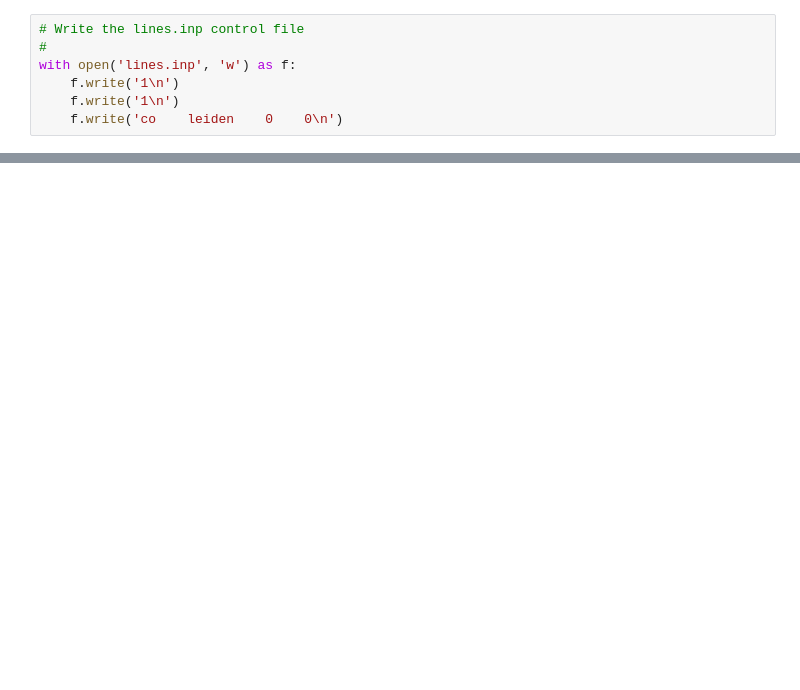
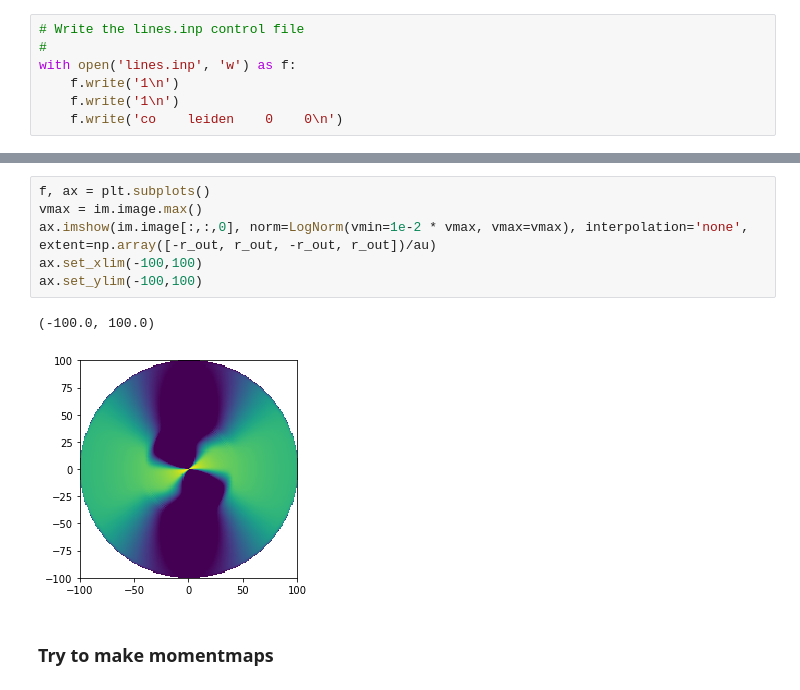
Before and after one commit to zuletav/warpdisks, a Jupyter notebook: notebooks/warped_disk/warped_disk_test.ipynb, the cells around one changed output, grey strips where cells are left out. Saved outputs shown, nothing was run; the diff lists cells and outputs as text; blank space fills up the shorter version.

```diff
--- a/notebooks/warped_disk/warped_disk_test.ipynb
+++ b/notebooks/warped_disk/warped_disk_test.ipynb
@@ -372,2 +378,13 @@ Reading image.out
 {'implot': <matplotlib.image.AxesImage at 0x...>,
  'cbar': <matplotlib.colorbar.Colorbar at 0x...>}
+# %%
+f, ax = plt.subplots()
+vmax = im.image.max()
+ax.imshow(im.image[:,:,0], norm=LogNorm(vmin=1e-2 * vmax, vmax=vmax), interpolation='none', extent=np.array([-r_out, r_out, -r_out, r_out])/au)
+ax.set_xlim(-100,100)
+ax.set_ylim(-100,100)
+# %% [output]
+(-100.0, 100.0)
+[figure, added]
+# %% [markdown]
+### Try to make momentmaps
```
Also changed, not shown: parts of 29 cells of this notebook.
